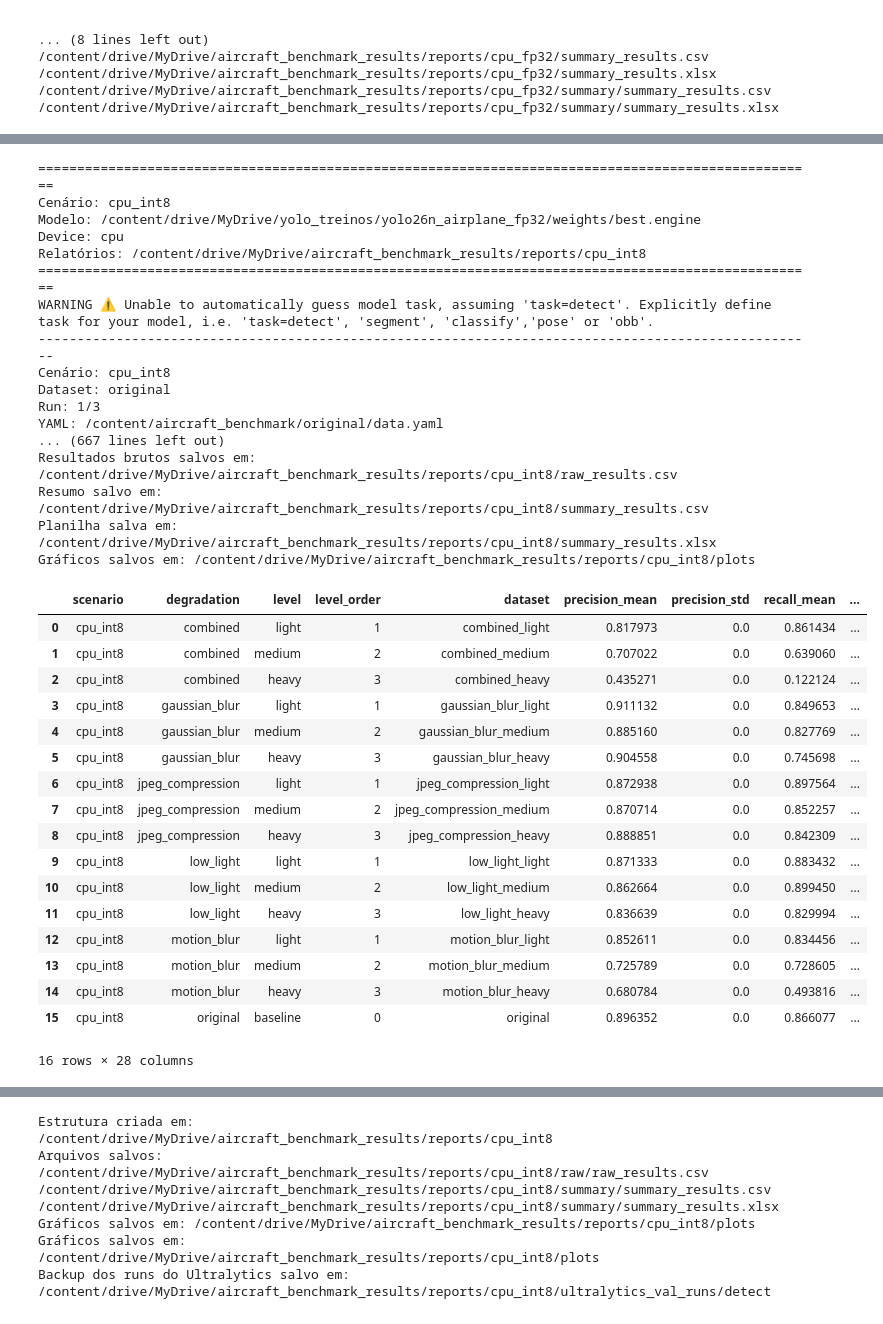
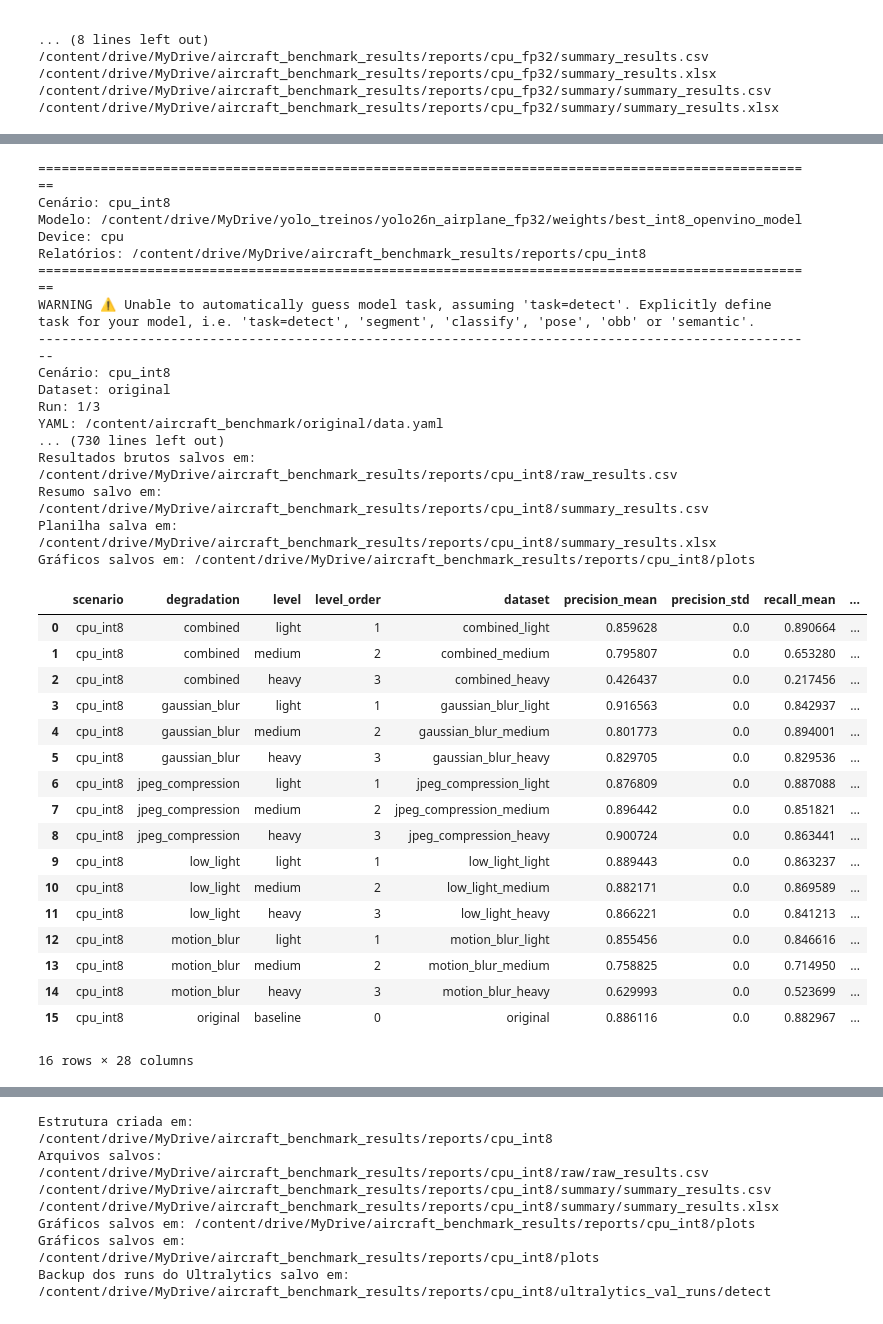
Before and after one commit to gabrieldaim/QuantVisionBench, a Jupyter notebook: treino_yolo_dataset_airplane_degradado.ipynb, the cells around one changed output, grey strips where cells are left out. Drawn from its saved outputs; the diff is of its cells as text; code cells hidden in the pictures.

```diff
--- a/treino_yolo_dataset_airplane_degradado.ipynb
+++ b/treino_yolo_dataset_airplane_degradado.ipynb
@@ -2104,8 +2197,9 @@ Backup dos runs do Ultralytics salvo em:
 
 from pathlib import Path
 
-# Caminho do modelo INT8 OpenVINO
-INT8_OPENVINO_MODEL_PATH = Path("/content/drive/MyDrive/yolo_treinos/yolo26n_airplane_fp32/weights/best.engine")
+INT8_OPENVINO_MODEL_PATH = Path(
+    "/content/drive/MyDrive/yolo_treinos/yolo26n_airplane_fp32/weights/best_int8_openvino_model"
+)
 
 if not INT8_OPENVINO_MODEL_PATH.exists():
     raise FileNotFoundError(
@@ -2117,51 +2211,50 @@ if not INT8_OPENVINO_MODEL_PATH.exists():
         model.export(format="openvino", int8=True, data="...", imgsz=640)
         """
     )
 
-# Rodar validação em CPU com modelo INT8
 df_cpu_int8_raw, df_cpu_int8_summary = run_validation_scenario(
     scenario_name="cpu_int8",
     model_path=INT8_OPENVINO_MODEL_PATH,
     device="cpu",
     report_dir=SCENARIO_REPORT_DIRS["cpu_int8"],
     n_runs=N_RUNS,
     imgsz=IMGSZ
 )
 
 df_cpu_int8_summary
 # %% [output]
 ====================================================================================================
 Cenário: cpu_int8
-Modelo: /content/drive/MyDrive/yolo_treinos/yolo26n_airplane_fp32/weights/best.engine
+Modelo: /content/drive/MyDrive/yolo_treinos/yolo26n_airplane_fp32/weights/best_int8_openvino_model
 Device: cpu
 Relatórios: /content/drive/MyDrive/aircraft_benchmark_results/reports/cpu_int8
 ====================================================================================================
-WARNING ⚠️ Unable to automatically guess model task, assuming 'task=detect'. Explicitly define task for your model, i.e. 'task=detect', 'segment', 'classify','pose' or 'obb'.
+WARNING ⚠️ Unable to automatically guess model task, assuming 'task=detect'. Explicitly define task for your model, i.e. 'task=detect', 'segment', 'classify', 'pose', 'obb' or 'semantic'.
 ----------------------------------------------------------------------------------------------------
 Cenário: cpu_int8
 Dataset: original
 Run: 1/3
 YAML: /content/aircraft_benchmark/original/data.yaml
-... (667 lines left out)
+... (730 lines left out)
 Resultados brutos salvos em: /content/drive/MyDrive/aircraft_benchmark_results/reports/cpu_int8/raw_results.csv
 Resumo salvo em: /content/drive/MyDrive/aircraft_benchmark_results/reports/cpu_int8/summary_results.csv
 Planilha salva em: /content/drive/MyDrive/aircraft_benchmark_results/reports/cpu_int8/summary_results.xlsx
 Gráficos salvos em: /content/drive/MyDrive/aircraft_benchmark_results/reports/cpu_int8/plots
 |  | scenario | degradation | level | level_order | dataset | precision_mean | precision_std | recall_mean | ... |
-| 0 | cpu_int8 | combined | light | 1 | combined_light | 0.817973 | 0.0 | 0.861434 | ... |
-| 1 | cpu_int8 | combined | medium | 2 | combined_medium | 0.707022 | 0.0 | 0.639060 | ... |
-| 2 | cpu_int8 | combined | heavy | 3 | combined_heavy | 0.435271 | 0.0 | 0.122124 | ... |
-| 3 | cpu_int8 | gaussian_blur | light | 1 | gaussian_blur_light | 0.911132 | 0.0 | 0.849653 | ... |
-| 4 | cpu_int8 | gaussian_blur | medium | 2 | gaussian_blur_medium | 0.885160 | 0.0 | 0.827769 | ... |
-| 5 | cpu_int8 | gaussian_blur | heavy | 3 | gaussian_blur_heavy | 0.904558 | 0.0 | 0.745698 | ... |
-| 6 | cpu_int8 | jpeg_compression | light | 1 | jpeg_compression_light | 0.872938 | 0.0 | 0.897564 | ... |
-| 7 | cpu_int8 | jpeg_compression | medium | 2 | jpeg_compression_medium | 0.870714 | 0.0 | 0.852257 | ... |
-| 8 | cpu_int8 | jpeg_compression | heavy | 3 | jpeg_compression_heavy | 0.888851 | 0.0 | 0.842309 | ... |
-| 9 | cpu_int8 | low_light | light | 1 | low_light_light | 0.871333 | 0.0 | 0.883432 | ... |
-| 10 | cpu_int8 | low_light | medium | 2 | low_light_medium | 0.862664 | 0.0 | 0.899450 | ... |
-| 11 | cpu_int8 | low_light | heavy | 3 | low_light_heavy | 0.836639 | 0.0 | 0.829994 | ... |
-| 12 | cpu_int8 | motion_blur | light | 1 | motion_blur_light | 0.852611 | 0.0 | 0.834456 | ... |
-| 13 | cpu_int8 | motion_blur | medium | 2 | motion_blur_medium | 0.725789 | 0.0 | 0.728605 | ... |
-| 14 | cpu_int8 | motion_blur | heavy | 3 | motion_blur_heavy | 0.680784 | 0.0 | 0.493816 | ... |
-| 15 | cpu_int8 | original | baseline | 0 | original | 0.896352 | 0.0 | 0.866077 | ... |
+| 0 | cpu_int8 | combined | light | 1 | combined_light | 0.859628 | 0.0 | 0.890664 | ... |
+| 1 | cpu_int8 | combined | medium | 2 | combined_medium | 0.795807 | 0.0 | 0.653280 | ... |
+| 2 | cpu_int8 | combined | heavy | 3 | combined_heavy | 0.426437 | 0.0 | 0.217456 | ... |
+| 3 | cpu_int8 | gaussian_blur | light | 1 | gaussian_blur_light | 0.916563 | 0.0 | 0.842937 | ... |
+| 4 | cpu_int8 | gaussian_blur | medium | 2 | gaussian_blur_medium | 0.801773 | 0.0 | 0.894001 | ... |
+| 5 | cpu_int8 | gaussian_blur | heavy | 3 | gaussian_blur_heavy | 0.829705 | 0.0 | 0.829536 | ... |
+| 6 | cpu_int8 | jpeg_compression | light | 1 | jpeg_compression_light | 0.876809 | 0.0 | 0.887088 | ... |
+| 7 | cpu_int8 | jpeg_compression | medium | 2 | jpeg_compression_medium | 0.896442 | 0.0 | 0.851821 | ... |
+| 8 | cpu_int8 | jpeg_compression | heavy | 3 | jpeg_compression_heavy | 0.900724 | 0.0 | 0.863441 | ... |
+| 9 | cpu_int8 | low_light | light | 1 | low_light_light | 0.889443 | 0.0 | 0.863237 | ... |
+| 10 | cpu_int8 | low_light | medium | 2 | low_light_medium | 0.882171 | 0.0 | 0.869589 | ... |
+| 11 | cpu_int8 | low_light | heavy | 3 | low_light_heavy | 0.866221 | 0.0 | 0.841213 | ... |
+| 12 | cpu_int8 | motion_blur | light | 1 | motion_blur_light | 0.855456 | 0.0 | 0.846616 | ... |
+| 13 | cpu_int8 | motion_blur | medium | 2 | motion_blur_medium | 0.758825 | 0.0 | 0.714950 | ... |
+| 14 | cpu_int8 | motion_blur | heavy | 3 | motion_blur_heavy | 0.629993 | 0.0 | 0.523699 | ... |
+| 15 | cpu_int8 | original | baseline | 0 | original | 0.886116 | 0.0 | 0.882967 | ... |
 16 rows × 28 columns
```
Also changed, not shown: parts of 10 cells of this notebook.
